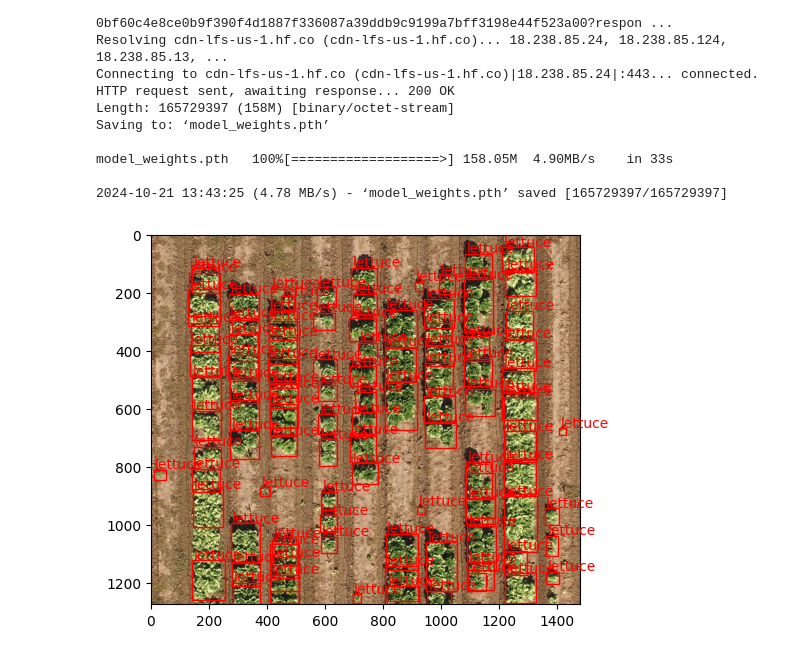
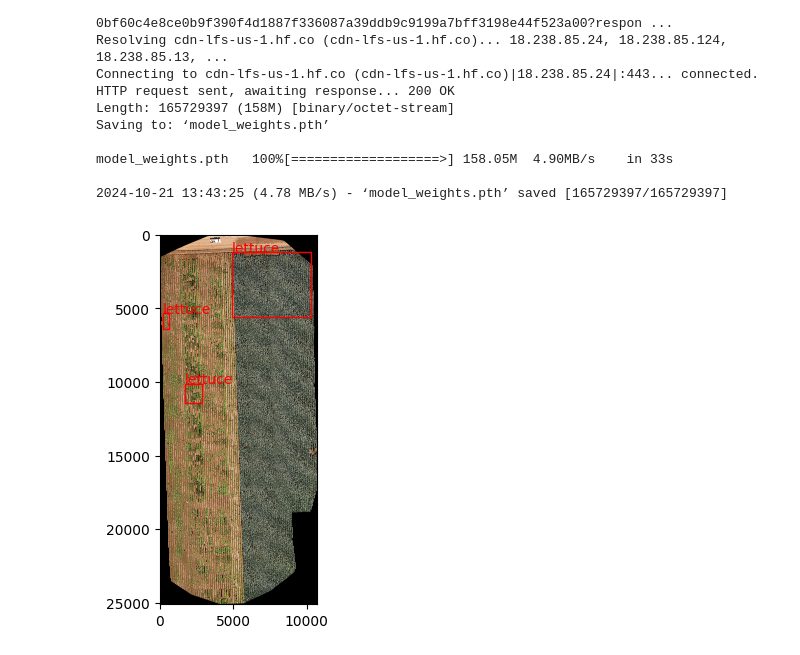
Before and after one commit to jeffgillan/data2science, a Jupyter notebook: notebooks/d2s_basics.ipynb, the cells around one changed output. Drawn from its saved outputs; the diff is of its cells as text; code cells hidden in the pictures.

```diff
--- a/notebooks/d2s_basics.ipynb
+++ b/notebooks/d2s_basics.ipynb
@@ -217,19 +217,19 @@ labels = [
 # %%
 #model = Model() #bring in detecto's pre-trained general model
 model = Model.load('model_weights.pth', labels) #load the fine-tuned model
-labels, boxes, scores = model.predict(image)
+labels, boxes, scores = model.predict(image2)
 # %%
 #This is a quick way to create a mask to index boxes corresponding to specific labels.
 # For python beginners, it may be more appropriate to write out a for loop instead which iterates
 # through the boxes and labels and appends them to a new list before passing that to show_labeled_image.
 
 # map: this method just means that for every value in labels, apply this anonymous function to it and store
 # the result in a map structure of the same size. In this case, the values are True/False.
 # Then boxes[mask] only returns those indices where the mask stores True
 
 mask = list(map(lambda x: x == 'lettuce', labels))
 
 
-show_labeled_image(image, boxes[mask], ['lettuce']*len(mask)) #display the image with the bounding boxes and labels
+show_labeled_image(image2, boxes[mask], ['lettuce']*len(mask)) #display the image with the bounding boxes and labels
 # %% [output]
-[figure, old version]
+[figure, new version]
```
Also changed, not shown: parts of 5 cells of this notebook.
